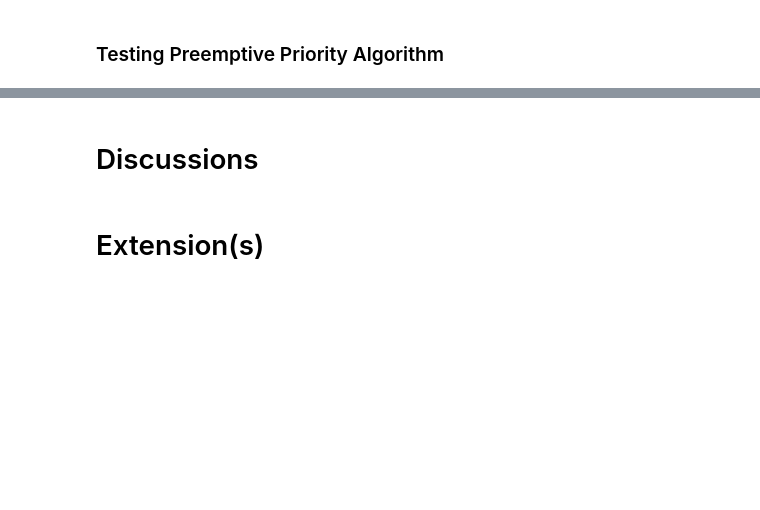
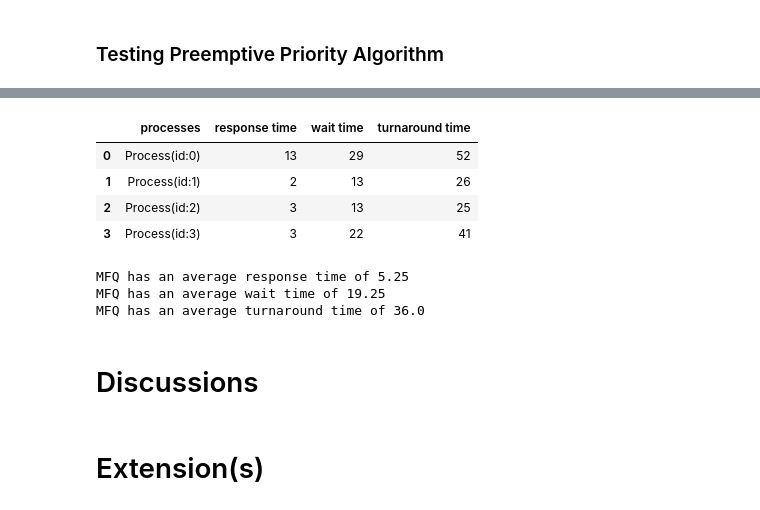
Before and after one commit to al-jisal/CS337-OperatingSystems, a Jupyter notebook: Project02/Scheduling_Analyses2.ipynb, the cells around one changed output, grey strips where cells are left out. Drawn from its saved outputs; the diff is of its cells as text; code cells hidden in the pictures; blank space fills up the shorter version.

```diff
--- a/Project02/Scheduling_Analyses2.ipynb
+++ b/Project02/Scheduling_Analyses2.ipynb
@@ -139,0 +206,33 @@ fig.show()
+# %%
+test_processes4 = []
+
+# creating processes
+process0 = process.Process(0, # ID
+                           [5, 1, 7], # duty
+                           0, # arrival time
+                           30) # priority
+process1 = process.Process(1, [4, 4, 2], 2, 35)
+process2 = process.Process(2, [1, 6, 2], 5, 36)
+process3 = process.Process(3, [6, 1, 5], 6, 20)
+
+test_processes4.append(process0)
+test_processes4.append(process1)
+test_processes4.append(process2)
+test_processes4.append(process3)
+
+# process0 = process.Process(0, [5, 6, 7], 0, 30)
+# process1 = process.Process(1, [4, 2, 3], 3, 35)
+# process2 = process.Process(2, [2, 3, 4], 4, 36)
+# process3 = process.Process(3, [5, 2, 7], 7, 20)
+
+# test_processes4 = [process1, process2, process3, process0]
+# %%
+dp = operating_system.kernel(scheduler.MFQ_scheduler, test_processes4, "mfq_test.csv", levels=[4, 7, 100])
+
+mfq_response = list(dp["response time"])
+mfq_wait = list(dp["wait time"])
+mfq_turnaround = list(dp["turnaround time"])
+
+average_response_time = dp["response time"].mean(axis=0)
+average_wait_time = dp["wait time"].mean(axis=0)
+average_turnaround_time = dp["turnaround time"].mean(axis=0)
@@ -139,0 +267,16 @@ fig.show()
+# %%
+dp.head()
+# %% [output]
+|  | processes | response time | wait time | turnaround time |
+| 0 | Process(id:0) | 13 | 29 | 52 |
+| 1 | Process(id:1) | 2 | 13 | 26 |
+| 2 | Process(id:2) | 3 | 13 | 25 |
+| 3 | Process(id:3) | 3 | 22 | 41 |
+# %%
+print(f"MFQ has an average response time of {average_response_time}")
+print(f"MFQ has an average wait time of {average_wait_time}")
+print(f"MFQ has an average turnaround time of {average_turnaround_time}")
+# %% [output]
+MFQ has an average response time of 5.25
+MFQ has an average wait time of 19.25
+MFQ has an average turnaround time of 36.0
```
Also changed, not shown: parts of 17 cells of this notebook.
